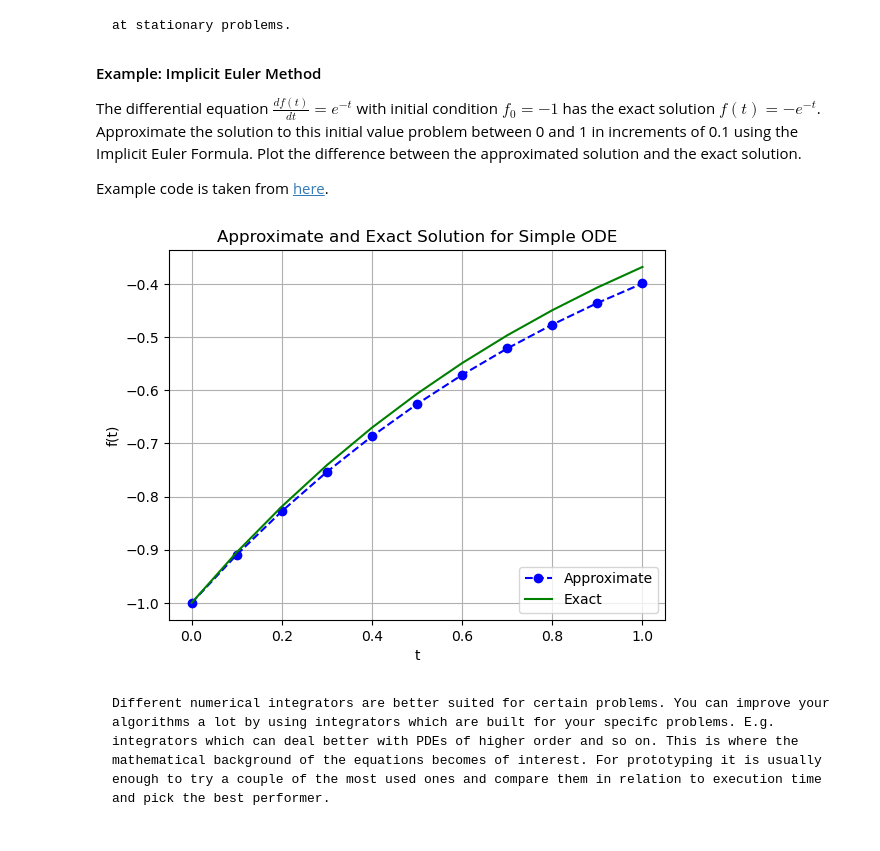
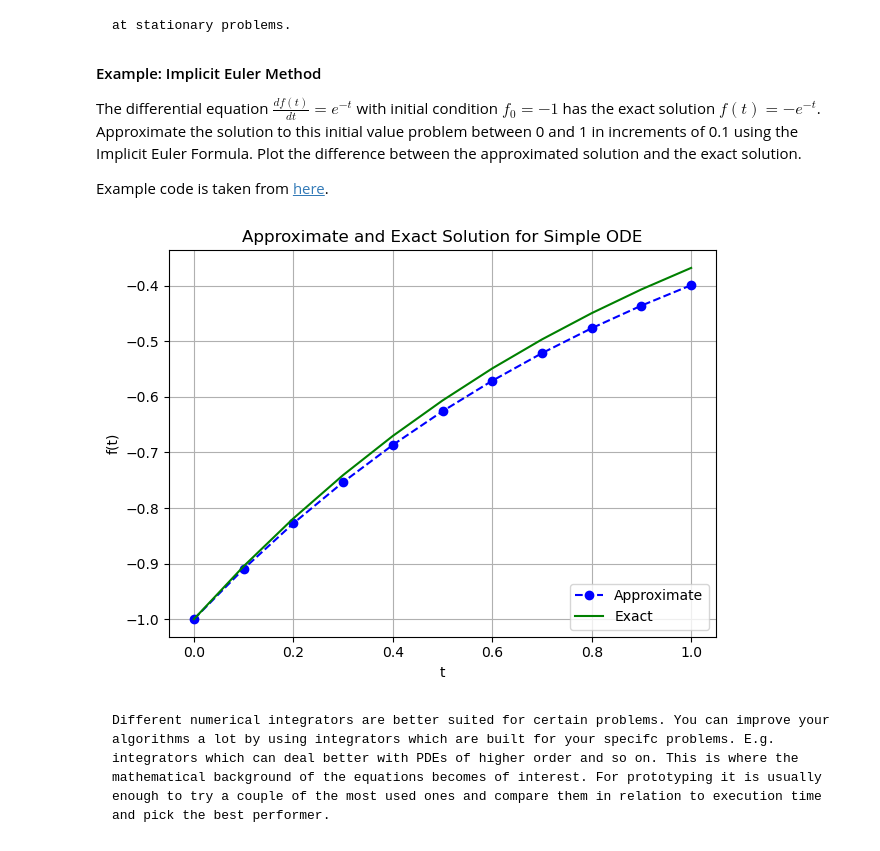
Before and after one commit to bph-tuwien/AdvNum1_Skriptum, a Jupyter notebook: AdvNum1_Book/Numerics_Intro.ipynb, the cells around one changed output. Cells and saved outputs as stored; diff of their text form; code cells hidden in the pictures.

````diff
--- a/AdvNum1_Book/Numerics_Intro.ipynb
+++ b/AdvNum1_Book/Numerics_Intro.ipynb
@@ -319,34 +314,35 @@ Example code is taken from  [here](https://pythonnumericalmethods.berkeley.edu/n
 # %%
 from scipy.optimize import fsolve
 
 
 # function for Implicit Euler Method
 def f_ImplicitEuler(s, sp, h, t, n):
     f = lambda t: np.exp(-t)  # ODE
     return s - sp - f(t[n + 1]) * h
 
 
 f = lambda t: np.exp(-t)  # ODE
 h = 0.1  # Step size
 t = np.arange(0, 1 + h, h)  # Numerical grid
 s0 = -1  # Initial Condition
 s = np.zeros(len(t))
 s[0] = s0
 
 for n in range(0, len(t) - 1):
     s[n + 1] = fsolve(f_ImplicitEuler, s[n], args=(s[n], h, t, n))
 
 plt.plot(t, s, 'bo--', label='Approximate')
 plt.plot(t, -np.exp(-t), 'g', label='Exact')
 plt.title('Approximate and Exact Solution \
 for Simple ODE')
 plt.xlabel('t')
 plt.ylabel('f(t)')
 plt.grid()
 plt.legend(loc='lower right')
+plt.tight_layout()
 plt.show()
 # %% [output]
-[figure, old version]
+[figure, new version]
 # %% [markdown]
 ```{important}
 Different numerical integrators are better suited for certain problems. You can improve your algorithms a lot by using integrators which are built for your specifc problems. E.g. integrators which can deal better with PDEs of higher order and so on. This is where the mathematical background of the equations becomes of interest. For prototyping it is usually enough to try a couple of the most used ones and compare them in relation to execution time and pick the best performer.
````
Also changed, not shown: parts of 5 cells of this notebook, 24 other files.
